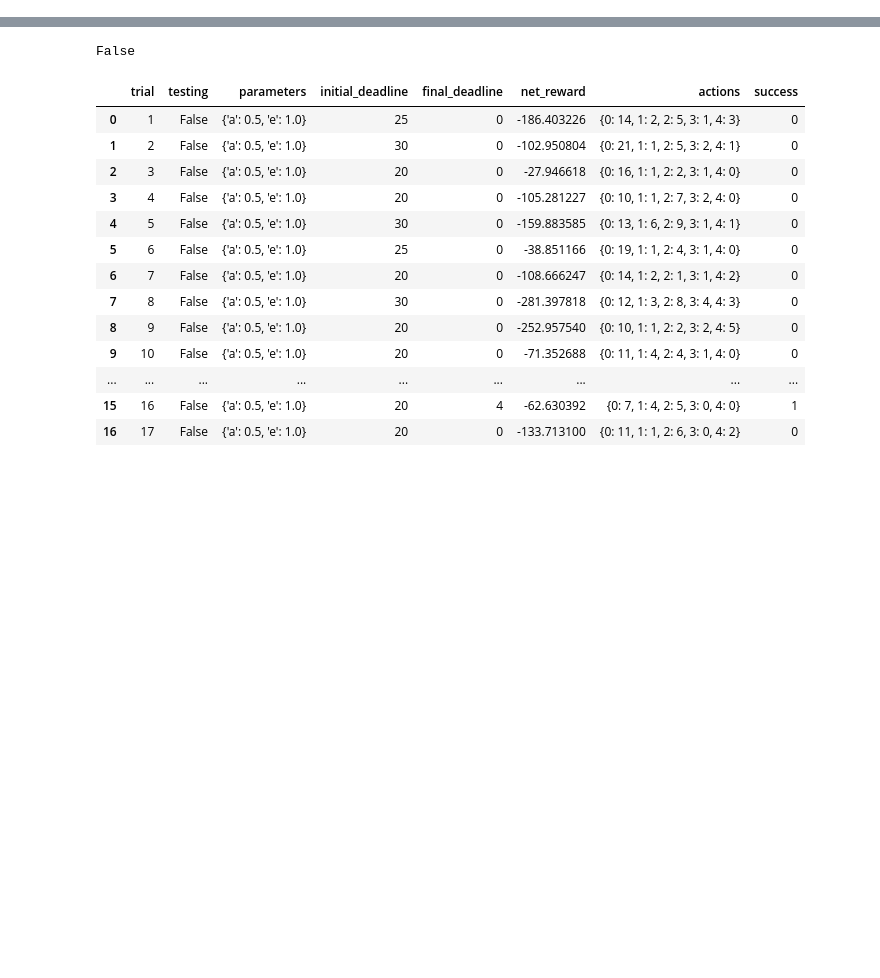
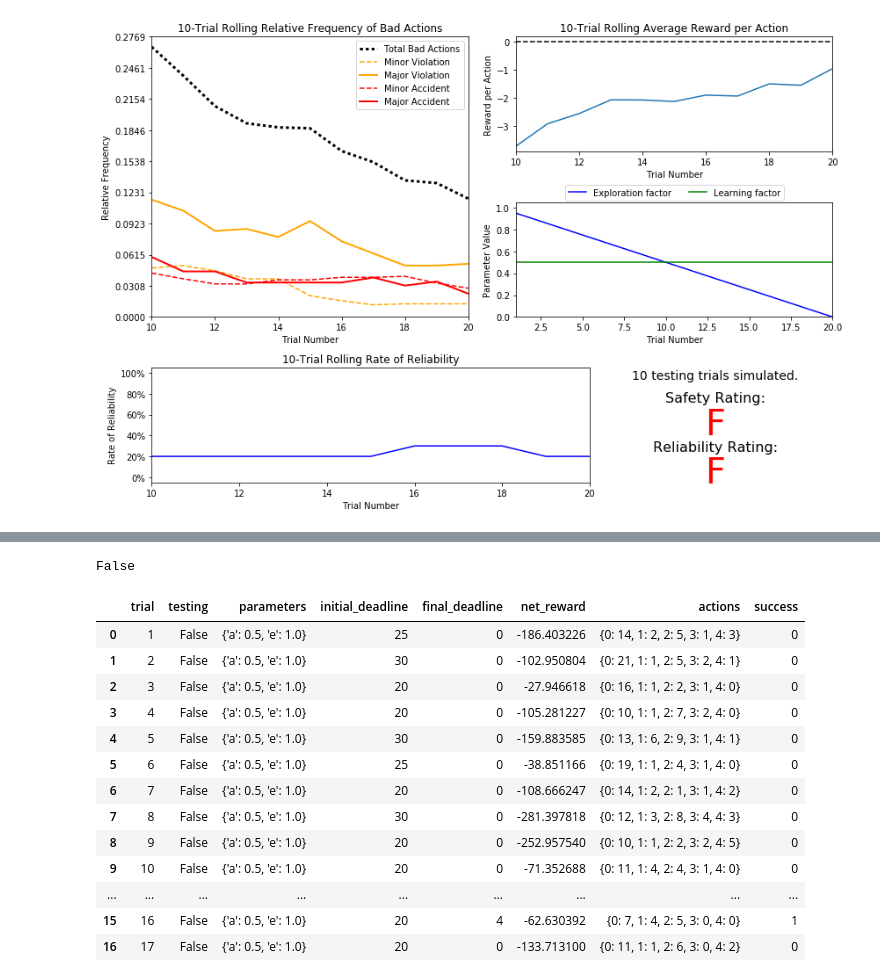
Before and after one commit to yifanxie/Udacity_MLND, a Jupyter notebook: projects/smartcab/Running.ipynb, the cells around one changed output, grey strips where cells are left out. Saved outputs shown, nothing was run; the diff lists cells and outputs as text; code cells hidden in the pictures; blank space fills up the shorter version.

```diff
--- a/projects/smartcab/Running.ipynb
+++ b/projects/smartcab/Running.ipynb
@@ -12,0 +35,4 @@ import scipy
+# %%
+vs.plot_trials('sim_default-learning_Q6.csv')
+# %% [output]
+[figure, added]
```
Also changed, not shown: parts of 2 cells of this notebook, 2 other files.
